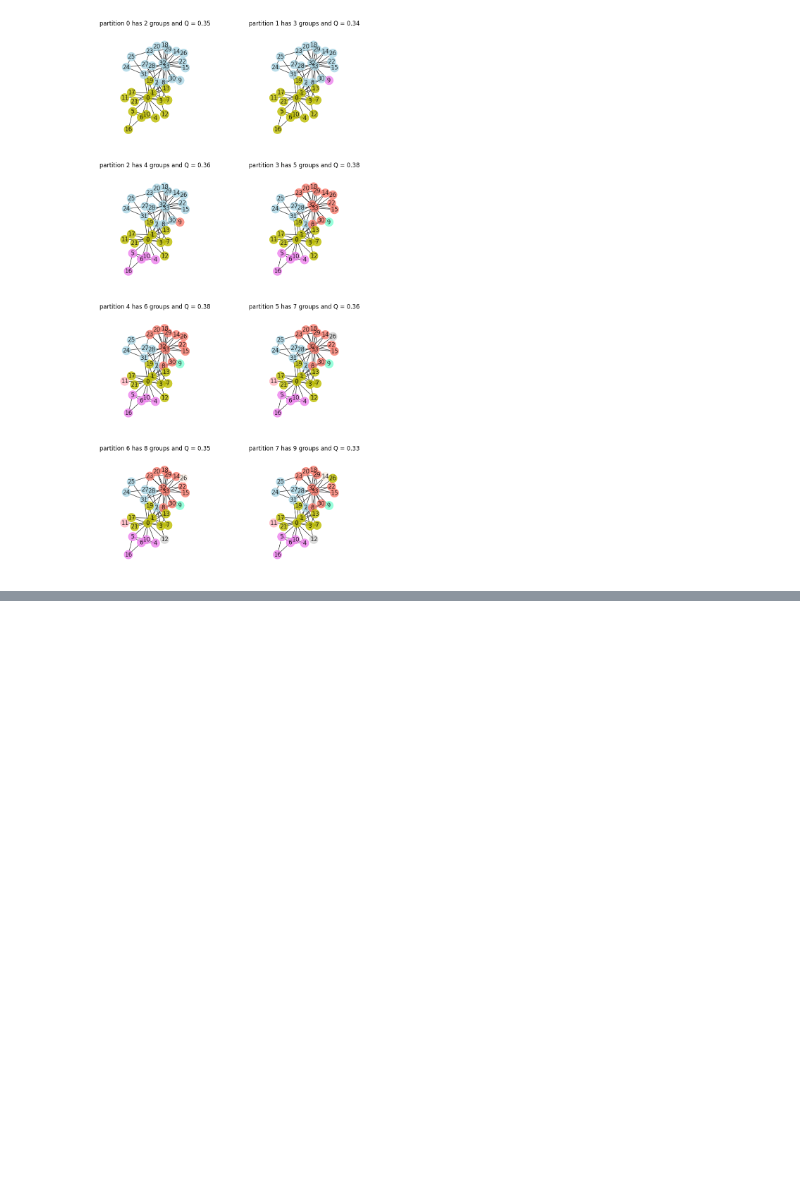
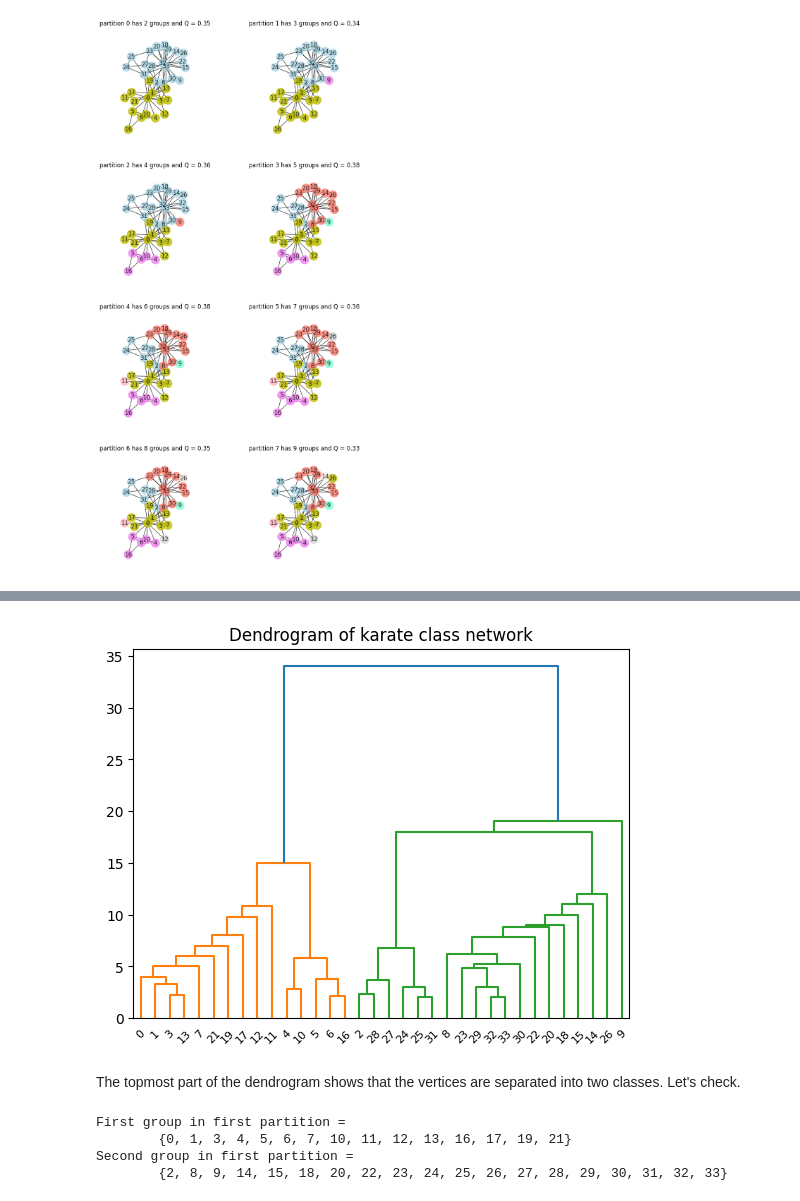
Before and after one commit to MichaelAGoodrich/cs575-homework-1-fall-2025, a Jupyter notebook: src/homework/girvan_newman_partitions_homework.ipynb, the cells around one changed output, grey strips where cells are left out. Cells and saved outputs as stored; diff of their text form; code cells hidden in the pictures; blank space fills up the shorter version.

Commit message:
added dendrogram utility and visualization to girvan newman homework

```diff
--- a/src/homework/girvan_newman_partitions_homework.ipynb
+++ b/src/homework/girvan_newman_partitions_homework.ipynb
@@ -151,0 +164,29 @@ for i in range(8): # Iterate through the first four groups
+# %%
+from dendrogram_handler import DendrogramHandler
+from scipy.cluster.hierarchy import dendrogram # type: ignore
+
+def show_dendrogram(G: nx.Graph,
+                    title = "Dendrogram") -> None:
+    plt.figure()
+    myHandler: DendrogramHandler = DendrogramHandler(G)
+    Z = myHandler.link_matrix       # Python style guides suggest direct access of public class variables
+    ZLabels = myHandler.link_matrix_labels
+    #plt.figure(figureNumber);plt.clf()
+    dendrogram(Z, labels=ZLabels)
+    plt.title(title)
+    del myHandler
+# %%
+show_dendrogram(karate_class,
+                title = "Dendrogram of karate class network")
+# %% [output]
+[figure, added]
+# %% [markdown]
+The topmost part of the dendrogram shows that the vertices are separated into two classes. Let's check.
+# %%
+print(f"First group in first partition = \n\t{partition_list[0][0]}")
+print(f"Second group in first partition = \n\t{partition_list[0][1]}")
+# %% [output]
+First group in first partition =
+        {0, 1, 3, 4, 5, 6, 7, 10, 11, 12, 13, 16, 17, 19, 21}
+Second group in first partition =
+        {2, 8, 9, 14, 15, 18, 20, 22, 23, 24, 25, 26, 27, 28, 29, 30, 31, 32, 33}
```
Also changed, not shown: parts of 6 cells of this notebook, 2 other files.
